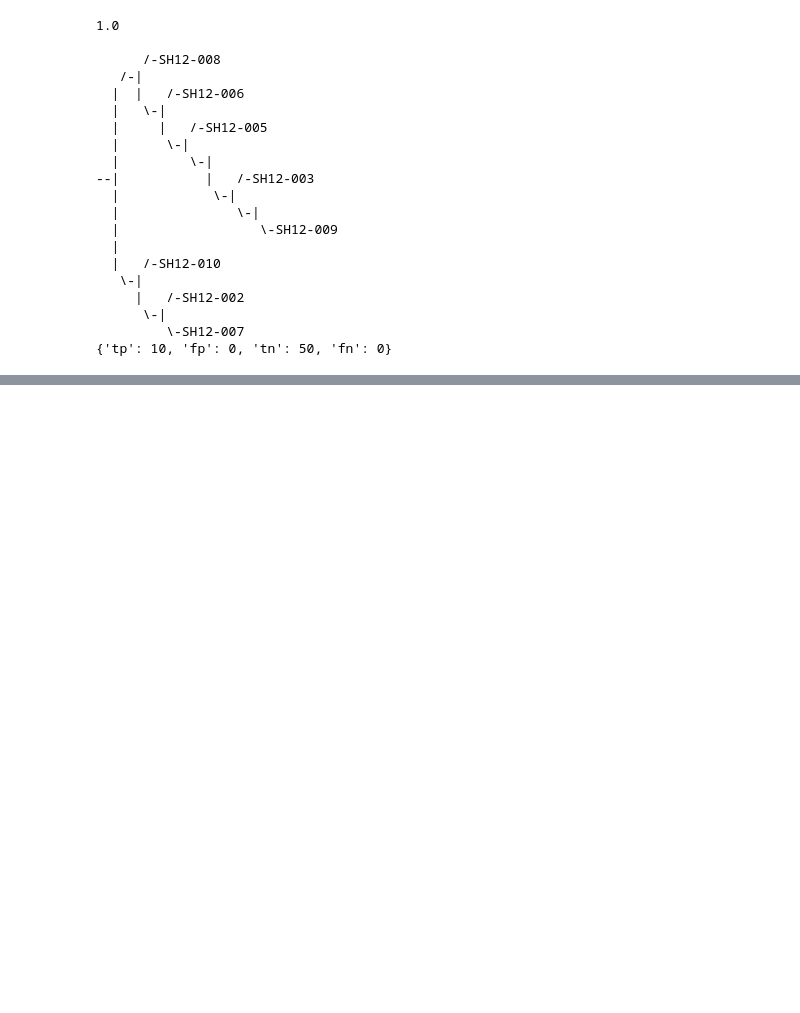
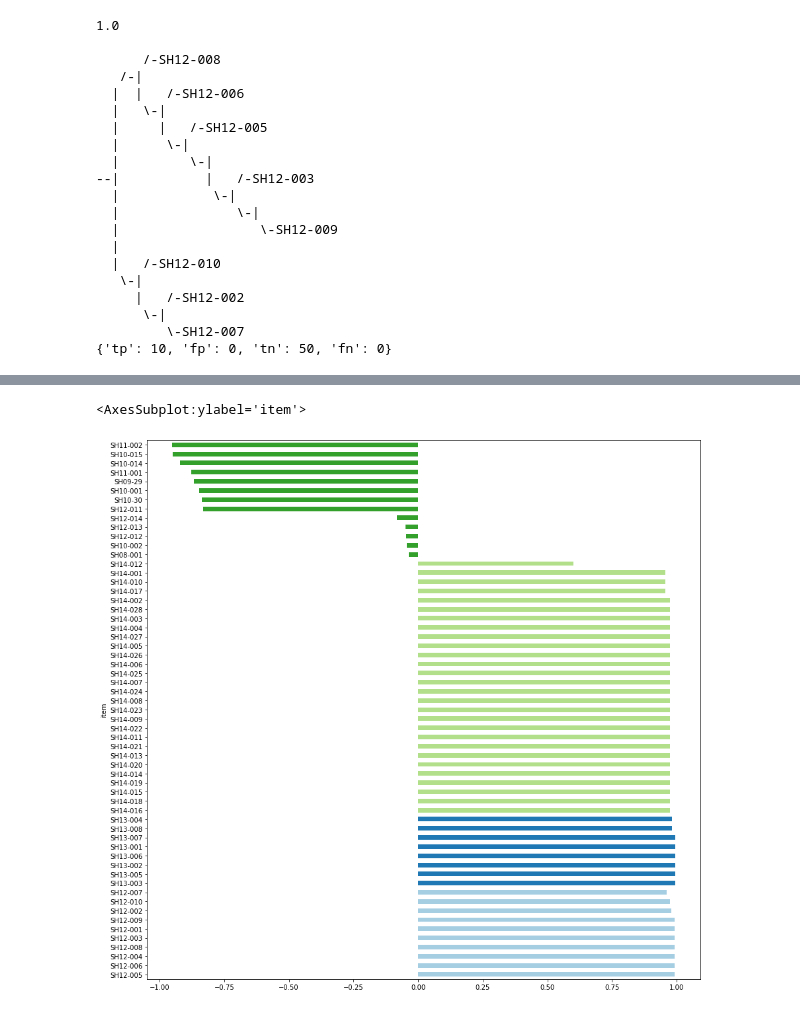
Before and after one commit to apetkau/thesis-workflows, a Jupyter notebook: mash-nextflow/tree-comparisons/clustering-performance.ipynb, the cells around one changed output, grey strips where cells are left out. Saved outputs shown, nothing was run; the diff lists cells and outputs as text; code cells hidden in the pictures; blank space fills up the shorter version.

Commit message:
Implementing silhouette cluster comparisons

```diff
--- a/mash-nextflow/tree-comparisons/clustering-performance.ipynb
+++ b/mash-nextflow/tree-comparisons/clustering-performance.ipynb
@@ -239,0 +243,14 @@ print(confusion_matrix)
+# %%
+def expected_clusters_parser(file: str) -> List[Set]:
+    """
+    Reads in a file defining expected clusters and returns the names of the genomes.
+
+    :param file: The file defining the clusters.
+    :return: A list of sets, each set containing names from a particular cluster.
+    """
+    df = pd.read_csv(file, sep='\t', dtype={'Outbreak number': 'str'})
+    outbreak_groups = df.groupby('Outbreak number').agg(lambda group: {x for x in group})
+
+    return outbreak_groups['Strain'].tolist()
+
+expected_clusters_parser('strain_table.txt')
@@ -277,0 +399,10 @@ print(confusion_matrix)
+# %%
+item_data = []
+for cluster in expected_groups_list:
+    for item in expected_groups_list[cluster]:
+        (s_i, neighbor) = s_i_neighbor(item, cluster, expected_groups_list, tree_distances)
+        item_data.append([item, cluster, neighbor, s_i])
+
+silhouette_df = pd.DataFrame(data=item_data, columns=['item', 'cluster', 'neighbor', 's_i']).set_index('item')
+silhouette_df = silhouette_df.sort_values(by=['cluster','s_i'], ascending=[True, False])
+silhouette_df.head(5)
@@ -277,0 +417,12 @@ print(confusion_matrix)
+# %%
+colors = {
+    '1': '#a6cee3',
+    '2': '#1f78b4',
+    '3': '#b2df8a',
+    'N/A': '#33a02c'
+}
+silhouette_df['color'] = silhouette_df['cluster'].apply(lambda x: colors[x])
+silhouette_df['s_i'].plot(kind='barh', color=silhouette_df['color'])
+# %% [output]
+<AxesSubplot:ylabel='item'>
+[figure, added]
```
Also changed, not shown: parts of 6 cells of this notebook.
